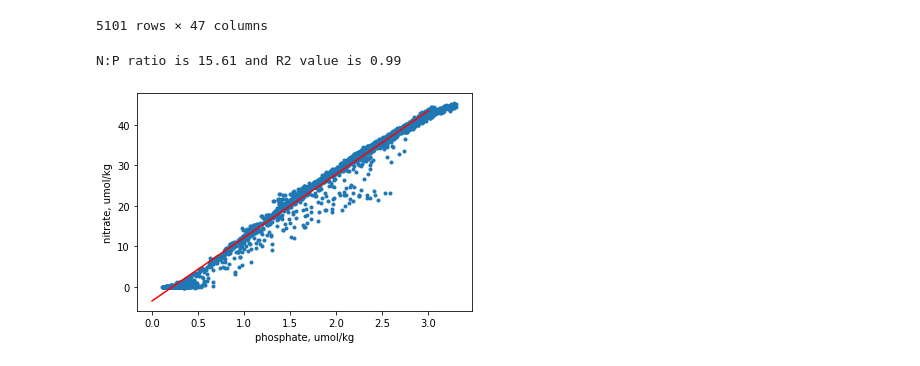
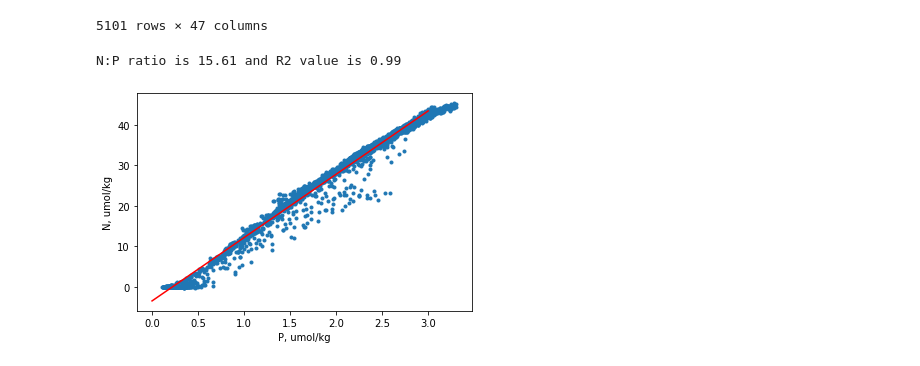
Before and after one commit to takaito1/easX305, a Jupyter notebook: week10_Redfield_Ratio.ipynb, the cells around one changed output. Saved outputs shown, nothing was run; the diff lists cells and outputs as text; code cells hidden in the pictures.

```diff
--- a/week10_Redfield_Ratio.ipynb
+++ b/week10_Redfield_Ratio.ipynb
@@ -59,7 +59,9 @@ ind=(isgood==True)&(oxic==True)
 # %%
 # trim down the data that matches desired conditions
 x=po4[ind]
+xlab='P'
 y=no3[ind]
+ylab='N'
 # %%
 # perform linear regression
 c=np.cov(x,y)
@@ -70,14 +72,14 @@ r2=c[0,1]**2/c[0,0]/c[1,1]
 # %%
 # expand the regression line
 x0=np.linspace(0,3,30)
 y0=a*x0+b
 
 # plot the result
 plt.plot(x,y,'.')
 plt.plot(x0,y0,'r-')
-plt.xlabel('phosphate, umol/kg')
-plt.ylabel('nitrate, umol/kg')
-print('N:P ratio is '+str(a.round(2))+' and R2 value is '+str(r2.round(2)))
+plt.xlabel(xlab+', umol/kg')
+plt.ylabel(ylab+', umol/kg')
+print(ylab+':'+xlab+' ratio is '+str(a.round(2))+' and R2 value is '+str(r2.round(2)))
 # %% [output]
 N:P ratio is 15.61 and R2 value is 0.99
-[figure, old version]
+[figure, new version]
```
